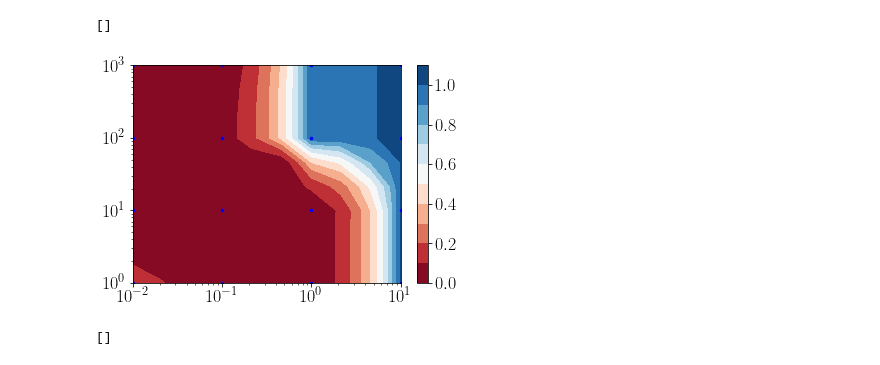
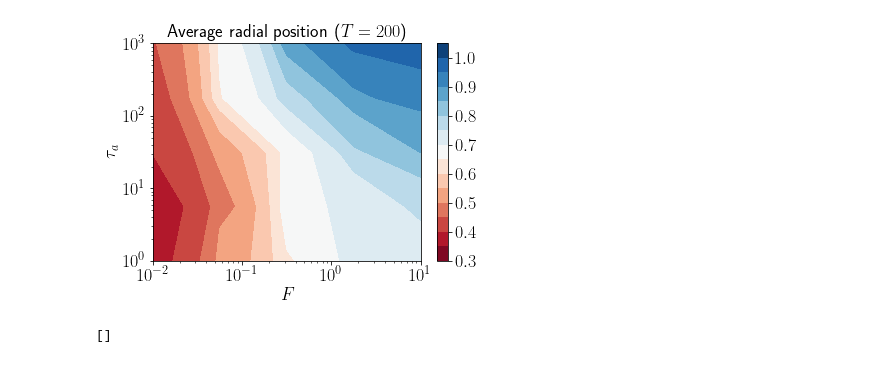
Before and after one commit to s-brahmachari/Active-noise-simulations, a Jupyter notebook: analysis_codes/plot-RDP.ipynb, the cells around one changed output. Cells and saved outputs as stored; diff of their text form; code cells hidden in the pictures.

```diff
--- a/analysis_codes/plot-RDP.ipynb
+++ b/analysis_codes/plot-RDP.ipynb
@@ -165,7 +155,7 @@ m = cm.ScalarMappable(norm=norm, cmap=cmap)
 Ts,Fs,Tas=[],[],[]
 Rmax=[]
 betas=[]
-T0=100
+T0=200
 fpath='../../data/ROUSE_chainN100_confinedR0500/'
 
 for fname in os.listdir(fpath):
@@ -174,41 +164,49 @@ for fname in os.listdir(fpath):
         T= float(fname.split('_')[ind].replace('T',''))
         F=float(fname.split('_')[ind+1].replace('F',''))
         Ta=float(fname.split('_')[ind+2].replace('Ta',''))
         kb=float(fname.split('_')[ind+7].replace('kb',''))
         Esoft=float(fname.split('_')[ind+3].replace('Esoft',''))
         R0=float(fname.split('_')[ind+4].replace('R0',''))
         dt=float(fname.split('_')[ind+8].replace('dt',''))
         # print(T,F,Ta,Esoft,R0)
+        if kb==5: continue
         if T==T0:
             npzfile=np.load(fpath+fname)
 
             b_act=F**2*Ta/(0.1*0.0083*T)
 
             betas.append(b_act)
             Ts.append(T)
             Tas.append(Ta)
             Fs.append(F)
 
             Rm=npzfile['bins'][np.where(npzfile['hist']==npzfile['hist'].max())][0]
-            Rmax.append(Rm/500)
+            Rav=simps(npzfile['bins']**3*4*np.pi*npzfile['hist']/1200,npzfile['bins'])
+            Rsd=np.sqrt(simps((npzfile['bins']-Rav)**2*4*np.pi*npzfile['bins']*npzfile['hist']/1200,npzfile['bins']))
+            # print(Rav)
+            Rmax.append((F,Ta,b_act,Rav/R0, Rsd**2/Rav))
 
-Xi,Yi=np.meshgrid(np.logspace(-2,1,10),np.logspace(0,3,10))
+
+Xi,Yi=np.meshgrid(np.logspace(-2,1,5),np.logspace(0,3,5))
 triang=tri.Triangulation(Fs,Tas)
-interpZ=tri.LinearTriInterpolator(triang,Rmax)
+interpZ=tri.LinearTriInterpolator(triang,[xx[3] for xx in Rmax])#, kind='geom')
 Zi=interpZ(Xi,Yi)
-plt.contourf(Xi, Yi, Zi, levels=np.arange(0.,1.2,0.1),cmap='RdBu')
+plt.contourf(Xi, Yi, Zi, levels=np.arange(0.3,1.1,0.05),cmap='RdBu')
 plt.colorbar()
 
-# cs= plt.contour(Xi,Yi,Xi**2*Yi/(0.1*0.0083*T0), colors='k', levels=[1, 10,1e2,1e3],)
+# cs= plt.contour(Xi,Yi,Xi**2*Yi/(0.1*0.0083*T0), colors='k', levels=[10],)
 
 # plt.clabel(cs, cs.levels, inline=True,fmt=fmt, fontsize=16)
 
-plt.plot(Fs,Tas,'.',c='b',markersize=5)
+# plt.plot(Fs,Tas,'.',c='b',markersize=5)
+plt.xlabel('$F$')
+plt.ylabel('$\\tau_a$')
+plt.title('Average radial position ($T={:.0f}$)'.format(T0))
 
 plt.loglog()
+plt.savefig('../../plots/Rouse/avg_radial_pos_Ft_T200.png', dpi=300,bbox_inches='tight')
 # %% [output]
-[]
-[figure, old version]
+[figure, new version]
 # %%
 ind=4
 
```
Also changed, not shown: parts of 3 cells of this notebook, 5 other files.
